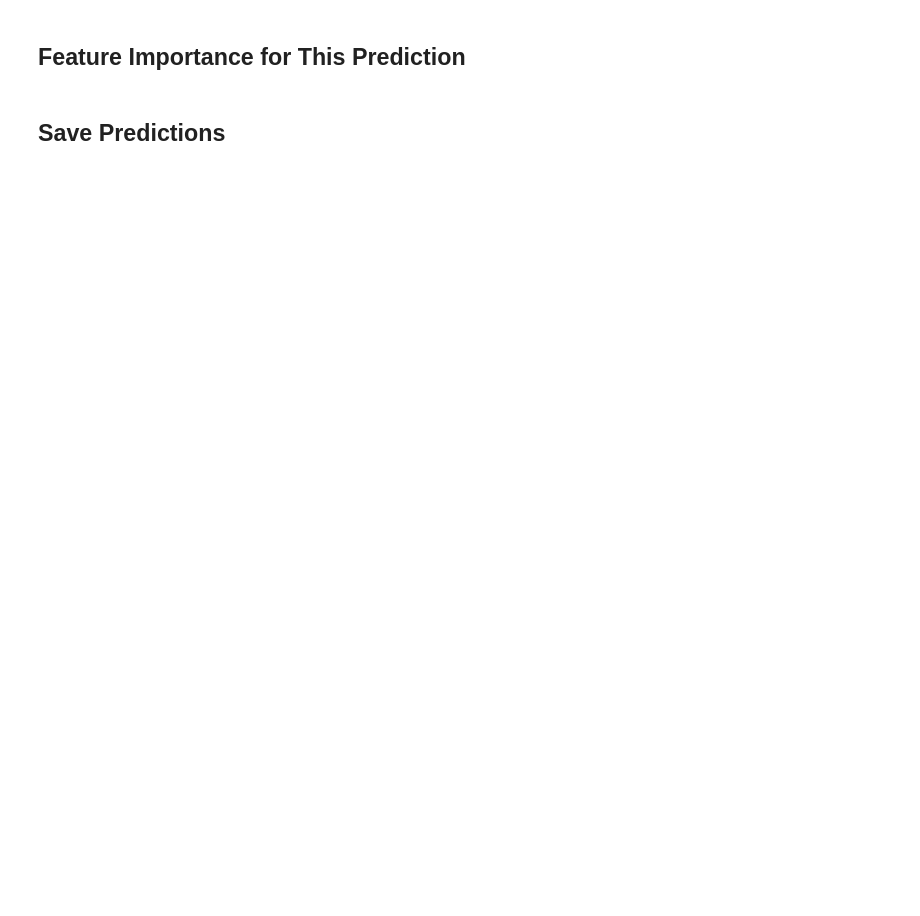
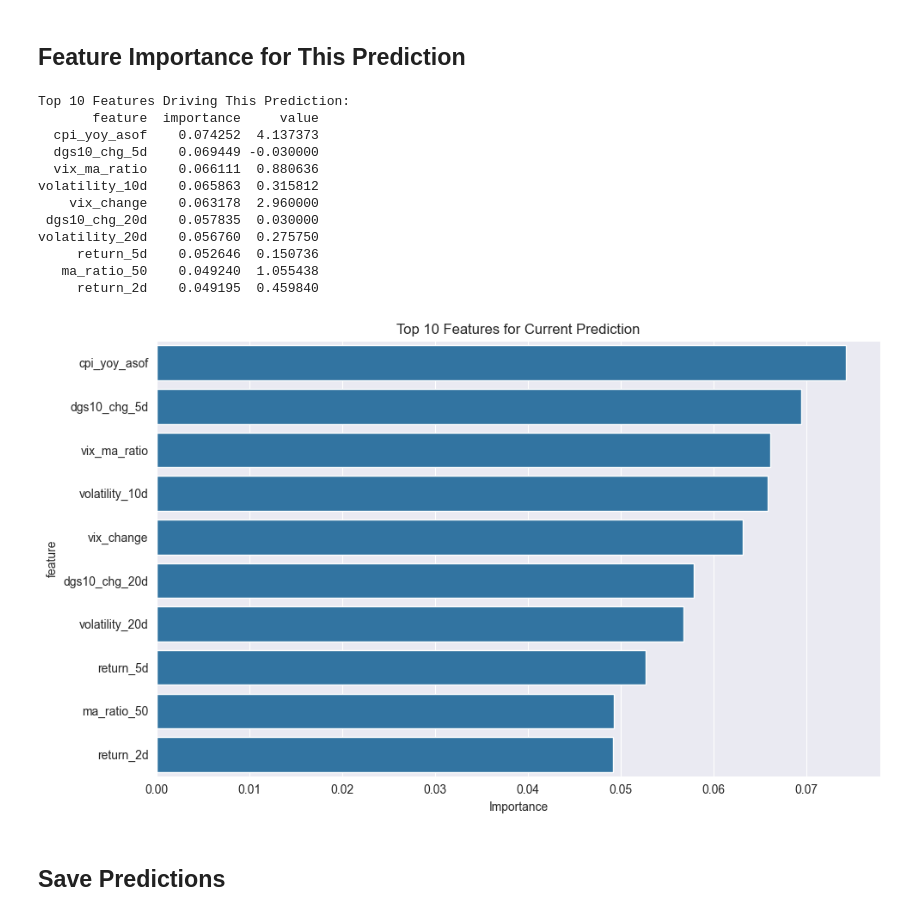
Before and after one commit to Zedel17/ProjectsScalable, a Jupyter notebook: notebooks/8_daily_inference.ipynb, the cells around one changed output. Saved outputs shown, nothing was run; the diff lists cells and outputs as text; code cells hidden in the pictures; blank space fills up the shorter version.

```diff
--- a/notebooks/8_daily_inference.ipynb
+++ b/notebooks/8_daily_inference.ipynb
@@ -35,2 +39,14 @@ print("Models loaded from Hopsworks Model Registry")
 # %% [markdown]
 ## Get Latest Features
+# %%
+import joblib
+
+# Percorsi corretti dei modelli salvati localmente
+regressor_path = "../models/qqq_regressor.pkl"
+classifier_path = "../models/qqq_classifier.pkl"
+
+# Carica i modelli
+regressor = joblib.load(regressor_path)
+classifier = joblib.load(classifier_path)
+
+print("Models loaded successfully!")
@@ -71,25 +135,64 @@ print(f"Probability of DOWN: {1-predicted_proba:.4f} ({(1-predicted_proba)*100:.
 # %%
 import matplotlib.pyplot as plt
 import seaborn as sns
 
+"""
 # Get feature importance
 feature_importance = pd.DataFrame({
     'feature': feature_cols,
     'importance': regressor.feature_importances_,
     'value': X_latest.values[0]
 }).sort_values('importance', ascending=False)
 
 # Show top 10 features driving this prediction
 print("\nTop 10 Features Driving This Prediction:")
 print(feature_importance.head(10).to_string(index=False))
 
 # Plot
 plt.figure(figsize=(10, 6))
 sns.barplot(data=feature_importance.head(10), x='importance', y='feature')
 plt.title('Top 10 Features for Current Prediction')
 plt.xlabel('Importance')
 plt.tight_layout()
 plt.show()
+"""
+
+import matplotlib.pyplot as plt
+import seaborn as sns
+import pandas as pd
+
+# Assicurati di usare le colonne corrette
+feature_importance = pd.DataFrame({
+    'feature': X_latest_model.columns,               # colonne effettive del modello
+    'importance': regressor.feature_importances_,   # importanza dal modello
+    'value': X_latest_model.values[0]               # valori corrispondenti
+}).sort_values('importance', ascending=False)
+
+# Top 10
+print("\nTop 10 Features Driving This Prediction:")
+print(feature_importance.head(10).to_string(index=False))
+
+# Plot
+plt.figure(figsize=(10, 6))
+sns.barplot(data=feature_importance.head(10), x='importance', y='feature')
+plt.title('Top 10 Features for Current Prediction')
+plt.xlabel('Importance')
+plt.tight_layout()
+plt.show()
+# %% [output]
+Top 10 Features Driving This Prediction:
+       feature  importance     value
+  cpi_yoy_asof    0.074252  4.137373
+  dgs10_chg_5d    0.069449 -0.030000
+  vix_ma_ratio    0.066111  0.880636
+volatility_10d    0.065863  0.315812
+    vix_change    0.063178  2.960000
+ dgs10_chg_20d    0.057835  0.030000
+volatility_20d    0.056760  0.275750
+     return_5d    0.052646  0.150736
+   ma_ratio_50    0.049240  1.055438
+     return_2d    0.049195  0.459840
+[figure, added]
 # %% [markdown]
 ## Save Predictions
 # %%
```
Also changed, not shown: parts of 9 cells of this notebook, 2 other files.
